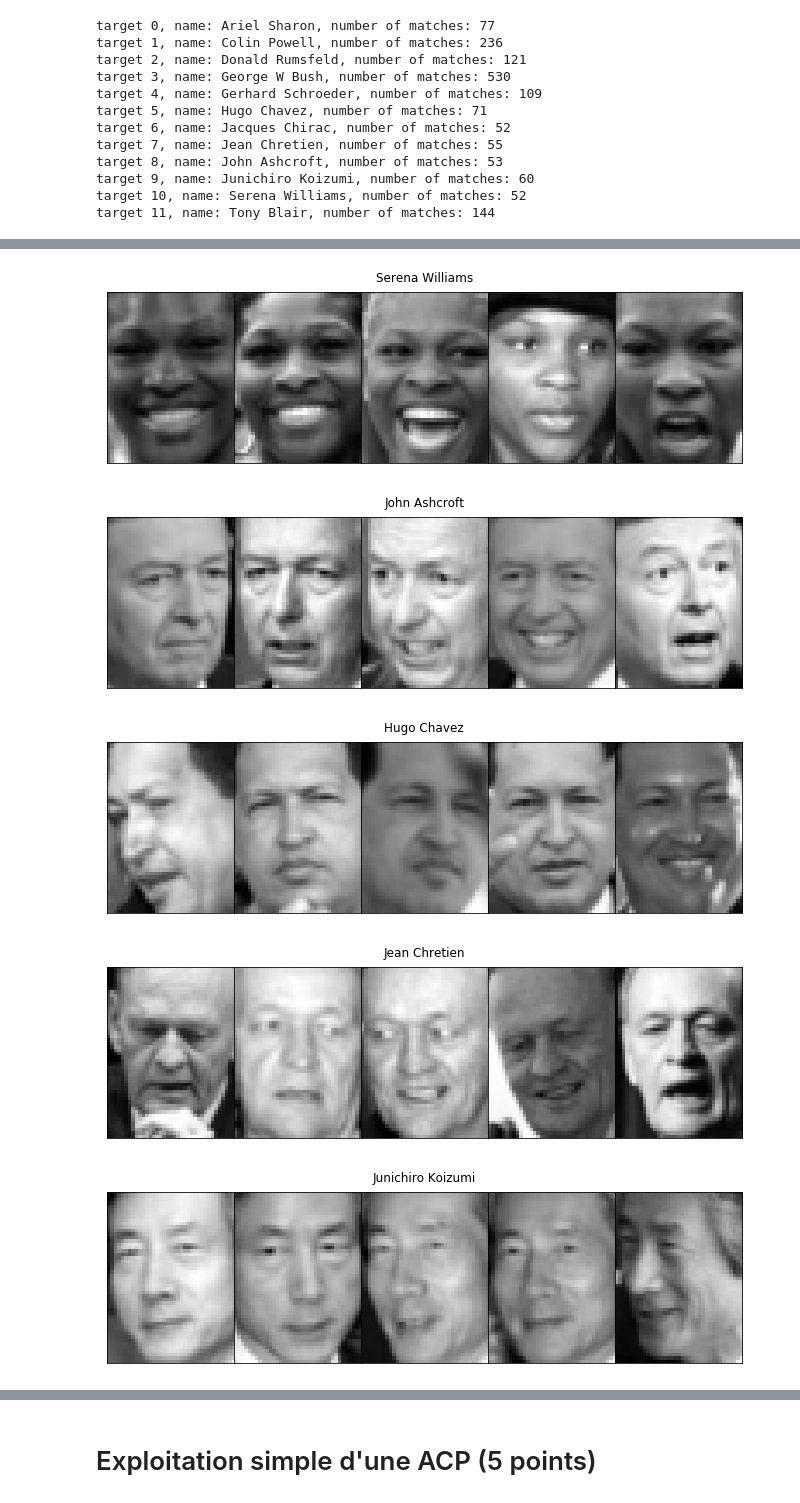
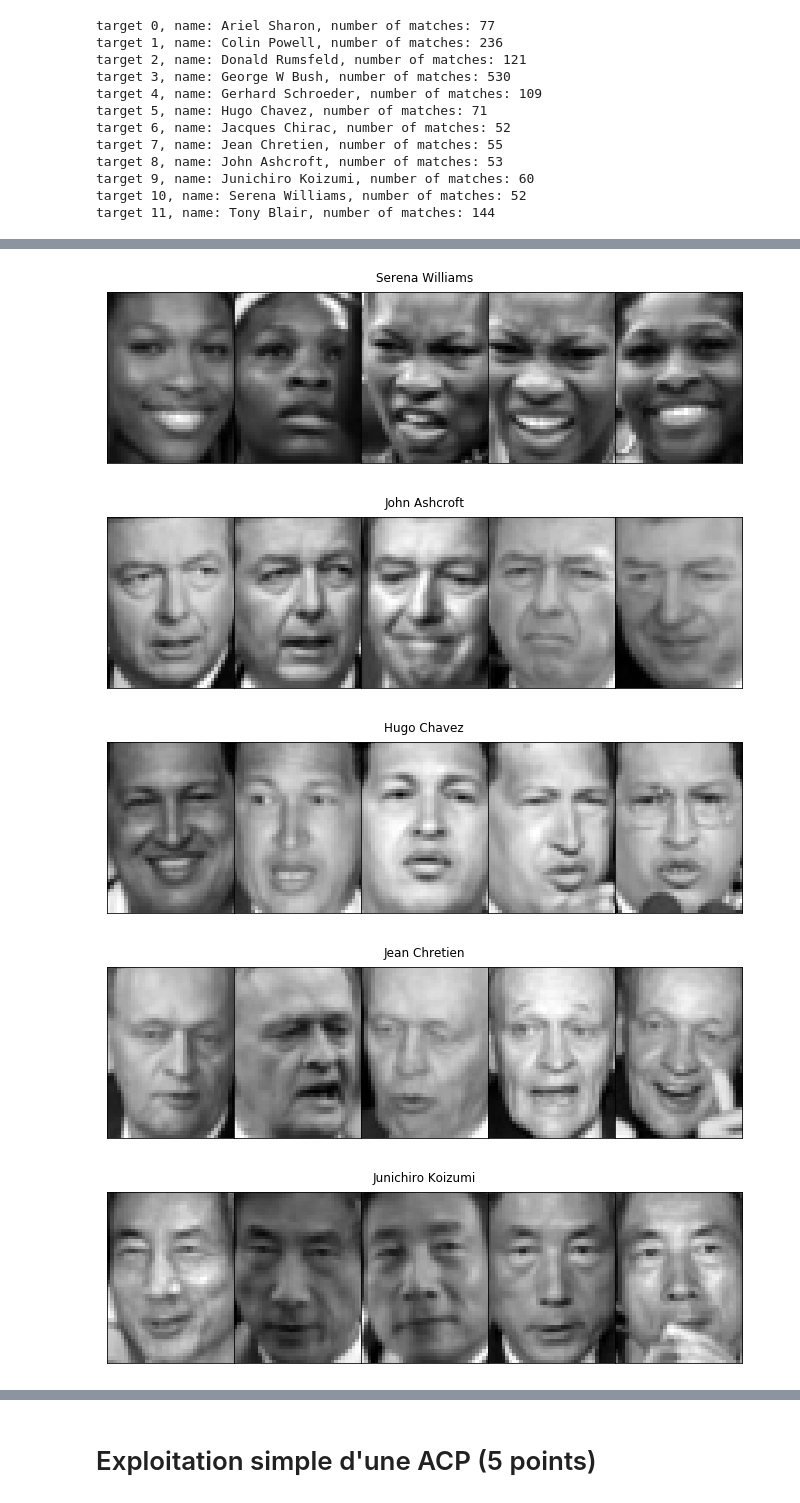
Before and after one commit to campusplage/compte-rendus-oriol_ramirez, a Jupyter notebook: TP2_sklearn.ipynb, the cells around one changed output, grey strips where cells are left out. Saved outputs shown, nothing was run; the diff lists cells and outputs as text; code cells hidden in the pictures.

```diff
--- a/TP2_sklearn.ipynb
+++ b/TP2_sklearn.ipynb
@@ -241,14 +224,14 @@ target 9, name: Junichiro Koizumi, number of matches: 60
 target 10, name: Serena Williams, number of matches: 52
 target 11, name: Tony Blair, number of matches: 144
 # %%
-# Corsons un peu le problème:
-# Pour chaque personnalité, affichez 5 photos de la base prises au hasard
+# Création d'une liste par personne, chacune de ces listes contient l'ensemble des images de cette personne
 dic = {}
-
 for index in range(len(d.target)):
     dic.setdefault(d.target_names[d.target[index]],[])
     dic[d.target_names[d.target[index]]].append(d.images[index])
+#############################################################################################################
 
+# Affichage d'une liste de 5 photos aléatoire de toutes les personnes
 for el in dic.keys():
-    plot_images(dic[el], el,1,5)
+    plot_images(shuffle(dic[el]), el,1,5) # On utilise la fonction shuffle pour la partie aléatoire
 # %% [output]
@@ -261,5 +244,5 @@ for el in dic.keys():
-[figure, old version]
+[figure, new version]
-[figure, old version]
+[figure, new version]
-[figure, old version]
+[figure, new version]
-[figure, old version]
+[figure, new version]
-[figure, old version]
+[figure, new version]
```
Also changed, not shown: parts of 34 cells of this notebook.
